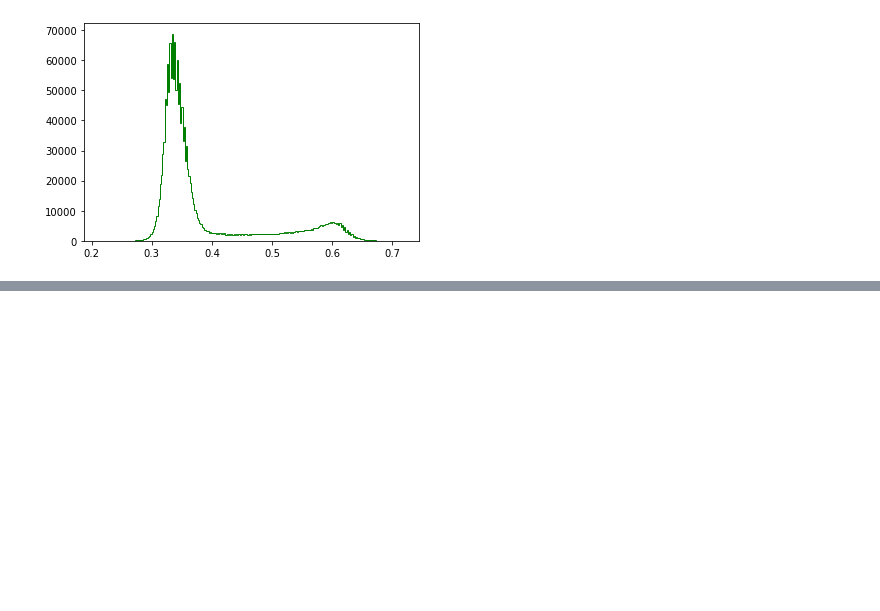
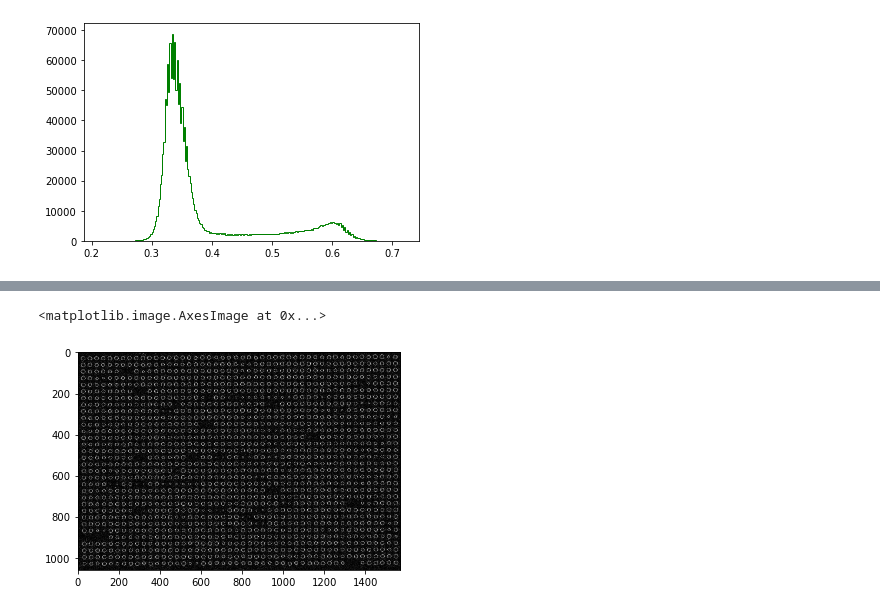
Before and after one commit to JuleeMishra/Python, a Jupyter notebook: pandas/ImageProcessing.ipynb, the cells around one changed output, grey strips where cells are left out. Cells and saved outputs as stored; diff of their text form; code cells hidden in the pictures; blank space fills up the shorter version.

```diff
--- a/pandas/ImageProcessing.ipynb
+++ b/pandas/ImageProcessing.ipynb
@@ -271,0 +285,6 @@ plt.hist(img.ravel(), bins=256, histtype='step', color='green') # In graph darke
+# %%
+elevation = sobel(img)
+plt.imshow(elevation, 'gray')
+# %% [output]
+<matplotlib.image.AxesImage at 0x...>
+[figure, added]
```
Also changed, not shown: parts of 9 cells of this notebook.
